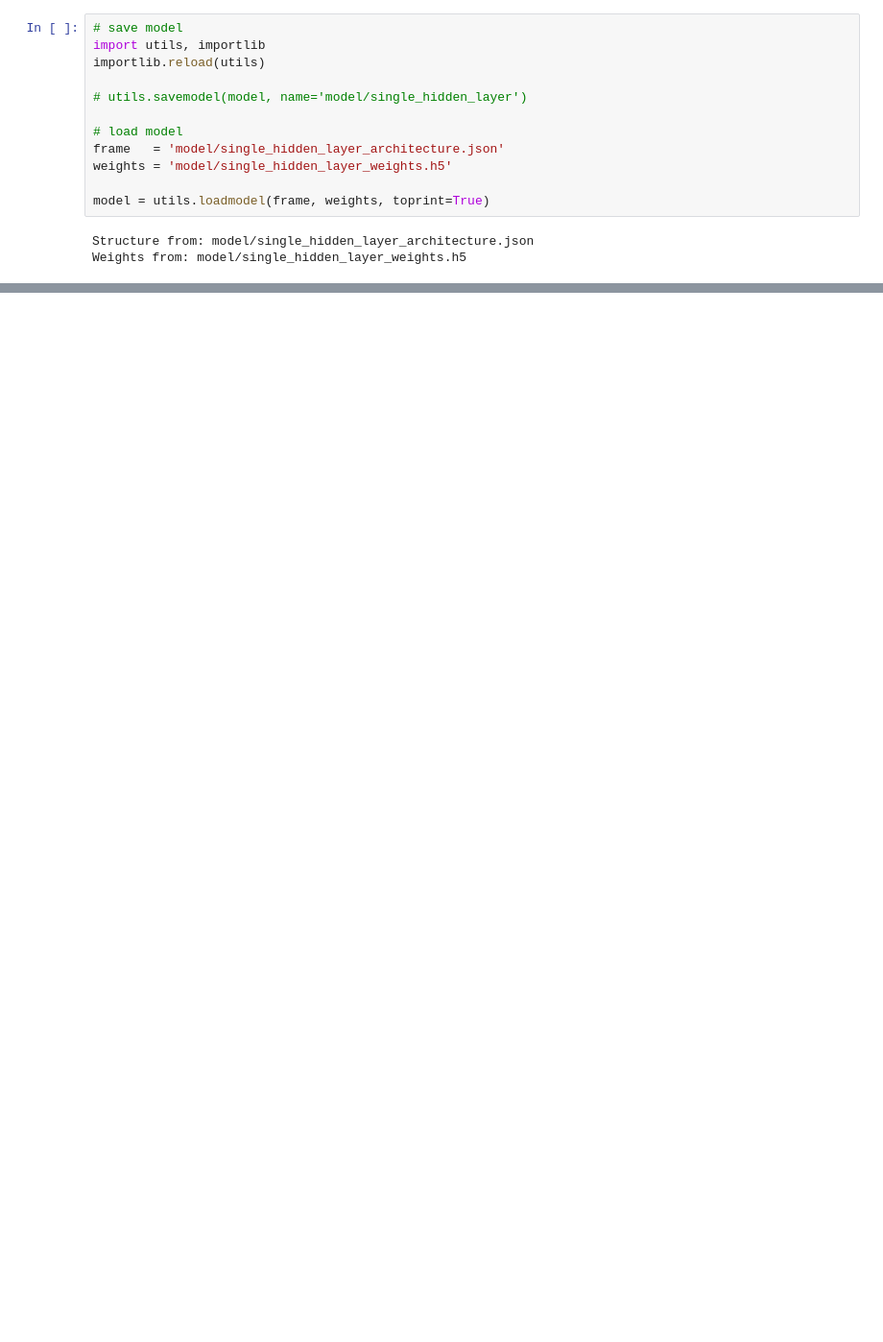
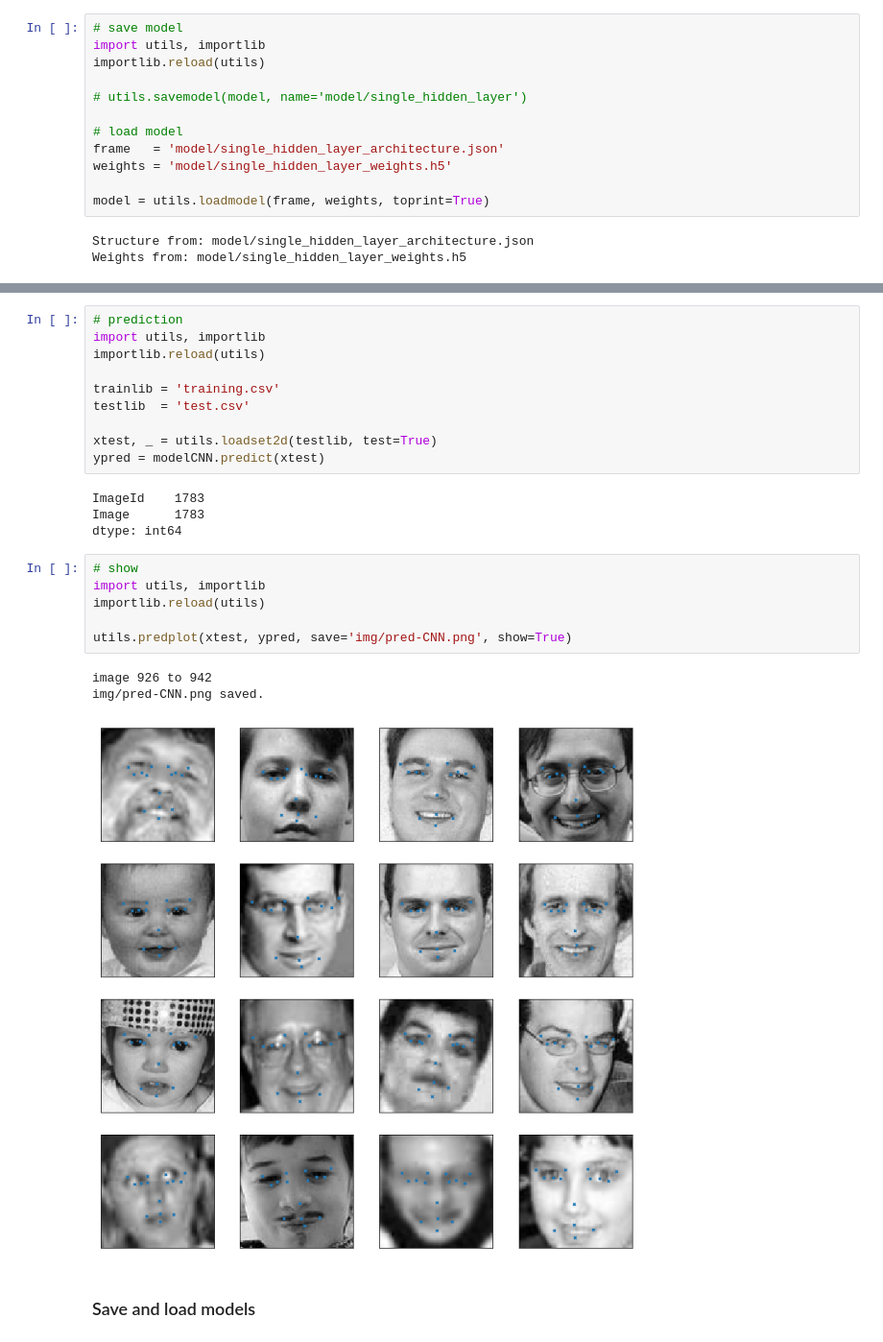
Before and after one commit to ricefryegg/Kaggle-Facial-Keypoints-Detection, a Jupyter notebook: Main.ipynb, the cells around one changed output, grey strips where cells are left out. Shown at 96% size. Saved outputs shown, nothing was run; the diff lists cells and outputs as text; blank space fills up the shorter version.

```diff
--- a/Main.ipynb
+++ b/Main.ipynb
@@ -356,0 +234,26 @@ model.save_weights('model3_weights.h5')                   # weights
+# %%
+# prediction
+import utils, importlib
+importlib.reload(utils)
+
+trainlib = 'training.csv'
+testlib  = 'test.csv'
+
+xtest, _ = utils.loadset2d(testlib, test=True)
+ypred = modelCNN.predict(xtest)
+# %% [output]
+ImageId    1783
+Image      1783
+dtype: int64
+# %%
+# show
+import utils, importlib
+importlib.reload(utils)
+
+utils.predplot(xtest, ypred, save='img/pred-CNN.png', show=True)
+# %% [output]
+image 926 to 942
+img/pred-CNN.png saved.
+[figure, added]
+# %% [markdown]
+### Save and load models
```
Also changed, not shown: parts of 32 cells of this notebook, 10 other files.
